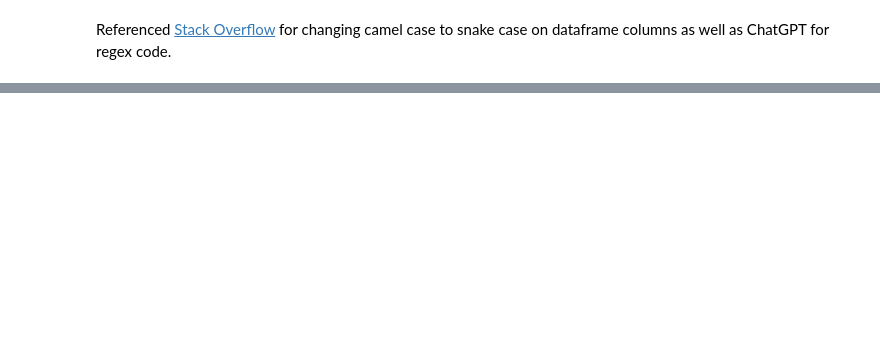
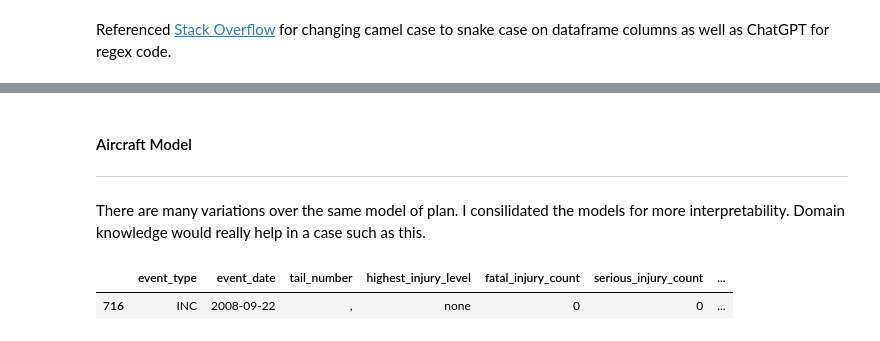
Before and after one commit to FragariaChemist/airline_safety, a Jupyter notebook: data_cleaning_eda.ipynb, the cells around one changed output, grey strips where cells are left out. Saved outputs shown, nothing was run; the diff lists cells and outputs as text; code cells hidden in the pictures; blank space fills up the shorter version.

```diff
--- a/data_cleaning_eda.ipynb
+++ b/data_cleaning_eda.ipynb
@@ -162,0 +398,21 @@ airline_filtered_df['event_date'] = airline_filtered_df['event_date'].str[:10]
+# %%
+#dropping aircraft_damage2 column (not needed for our models)
+airline_filtered_df.drop(columns=['aircraft_damage2', 'aircraft_damage'], inplace = True)
+# %%
+#Get rid of unneeded columns
+airline_filtered_df.rename(columns = {'aircraft_damage1':'aircraft_damage'}, inplace = True)
+# %% [markdown]
+#### Aircraft Model
+___
+# %% [markdown]
+There are many variations over the same model of plan.  I consilidated the models for more interpretability.  Domain knowledge would really help in a case such as this.
+# %%
+airline_filtered_df[['model1', 'model2']] = airline_filtered_df['model'].str.split(',', n=1, expand=True)
+# %%
+airline_filtered_df['model1'] = airline_filtered_df['model1'].str.replace(' ', '-')
+# %%
+#There isn't any useful information for the one row that has no model.  This will be dropped.
+airline_filtered_df[airline_filtered_df['model'].isnull()]
+# %% [output]
+|  | event_type | event_date | tail_number | highest_injury_level | fatal_injury_count | serious_injury_count | ... |
+| 716 | INC | 2008-09-22 | , | none | 0 | 0 | ... |
```
Also changed, not shown: parts of 78 cells of this notebook, 3 other files.
